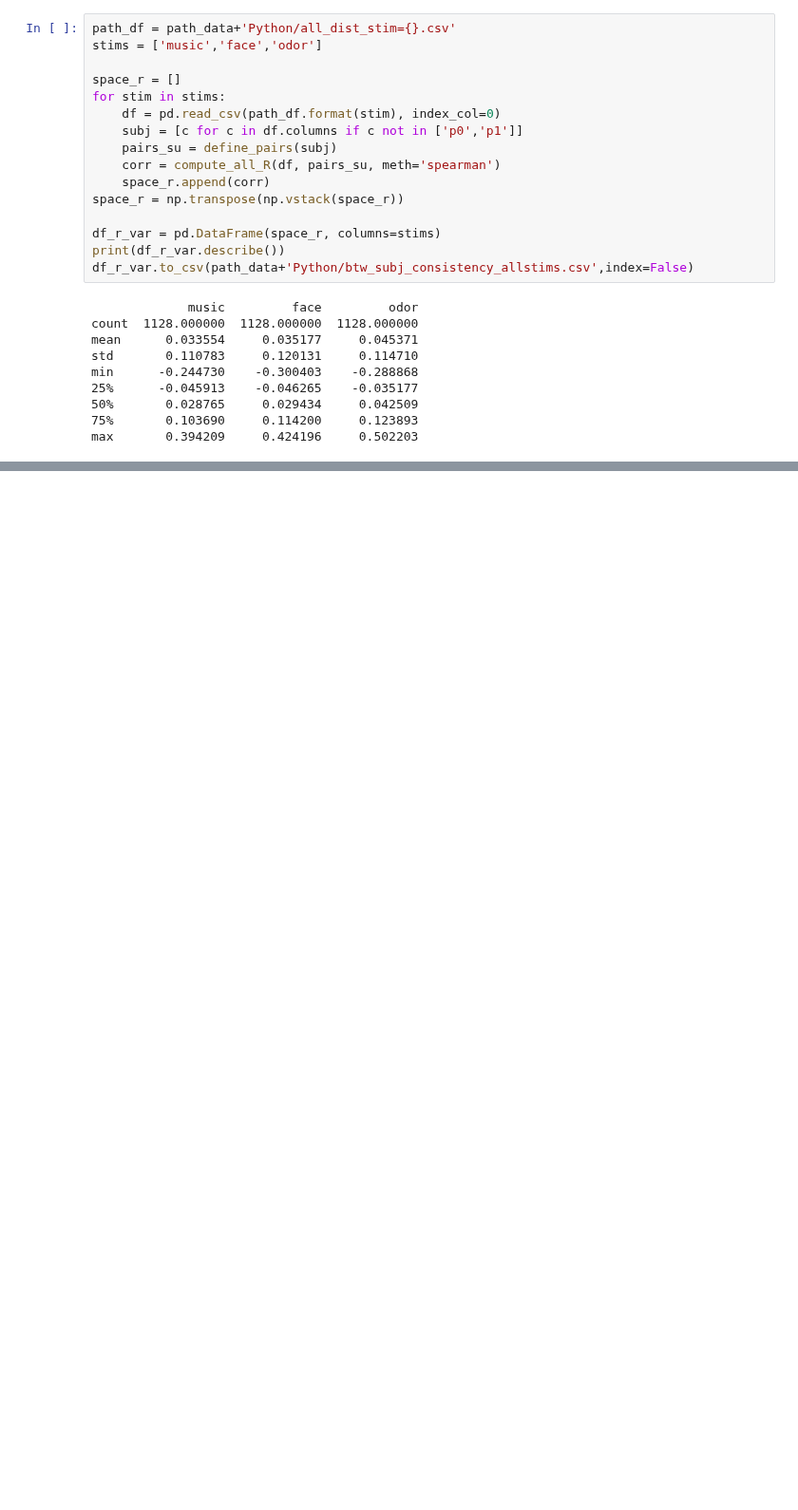
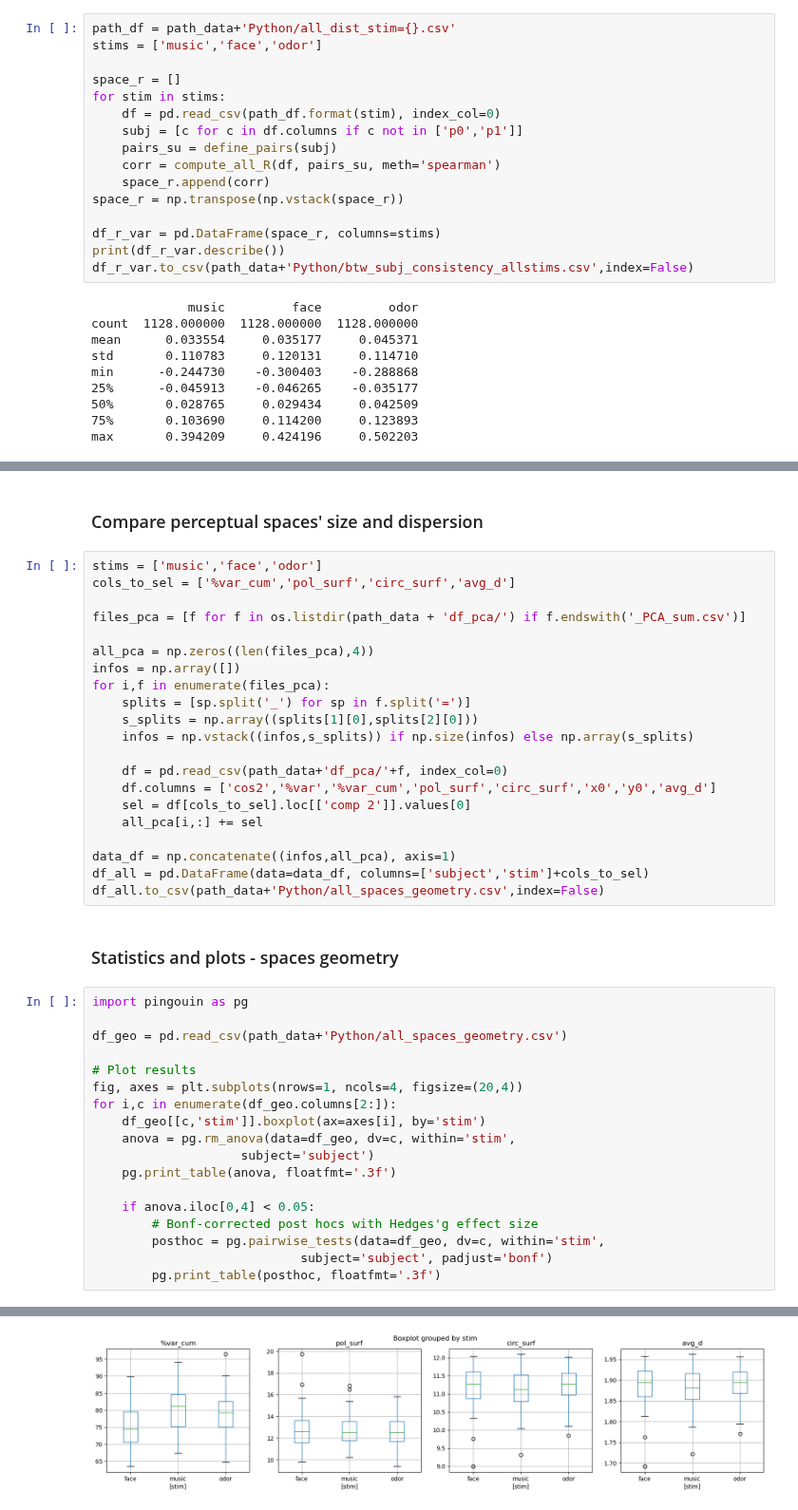
Before and after one commit to annelisesaive/OdNav_perceptual_space, a Jupyter notebook: Python/1_perceptual_space_analyses.ipynb, the cells around one changed output, grey strips where cells are left out. Shown at 95% size. Saved outputs shown, nothing was run; the diff lists cells and outputs as text; blank space fills up the shorter version.

Commit message:
stats geometry space

```diff
--- a/Python/1_perceptual_space_analyses.ipynb
+++ b/Python/1_perceptual_space_analyses.ipynb
@@ -108,3 +107,47 @@ POST HOC TESTS
 1  0.087  0.255593
 2  0.123  0.340008
 [figure]
+# %% [markdown]
+### Compare perceptual spaces' size and dispersion
+# %%
+stims = ['music','face','odor']
+cols_to_sel = ['%var_cum','pol_surf','circ_surf','avg_d']
+
+files_pca = [f for f in os.listdir(path_data + 'df_pca/') if f.endswith('_PCA_sum.csv')]
+
+all_pca = np.zeros((len(files_pca),4))
+infos = np.array([])
+for i,f in enumerate(files_pca):
+    splits = [sp.split('_') for sp in f.split('=')]
+    s_splits = np.array((splits[1][0],splits[2][0]))
+    infos = np.vstack((infos,s_splits)) if np.size(infos) else np.array(s_splits)
+
+    df = pd.read_csv(path_data+'df_pca/'+f, index_col=0)
+    df.columns = ['cos2','%var','%var_cum','pol_surf','circ_surf','x0','y0','avg_d']
+    sel = df[cols_to_sel].loc[['comp 2']].values[0]
+    all_pca[i,:] += sel
+
+data_df = np.concatenate((infos,all_pca), axis=1)
+df_all = pd.DataFrame(data=data_df, columns=['subject','stim']+cols_to_sel)
+df_all.to_csv(path_data+'Python/all_spaces_geometry.csv',index=False)
+# %% [markdown]
+### Statistics and plots - spaces geometry
+# %%
+import pingouin as pg
+
+df_geo = pd.read_csv(path_data+'Python/all_spaces_geometry.csv')
+
+# Plot results
+fig, axes = plt.subplots(nrows=1, ncols=4, figsize=(20,4))
+for i,c in enumerate(df_geo.columns[2:]):
+    df_geo[[c,'stim']].boxplot(ax=axes[i], by='stim')
+    anova = pg.rm_anova(data=df_geo, dv=c, within='stim',
+                    subject='subject')
+    pg.print_table(anova, floatfmt='.3f')
+
+    if anova.iloc[0,4] < 0.05:
+        # Bonf-corrected post hocs with Hedges'g effect size
+        posthoc = pg.pairwise_tests(data=df_geo, dv=c, within='stim',
+                            subject='subject', padjust='bonf')
+        pg.print_table(posthoc, floatfmt='.3f')
+# %% [output]
@@ -110,0 +171 @@ POST HOC TESTS
+[figure, added]
```
Also changed, not shown: parts of 8 cells of this notebook, 1 other file.
